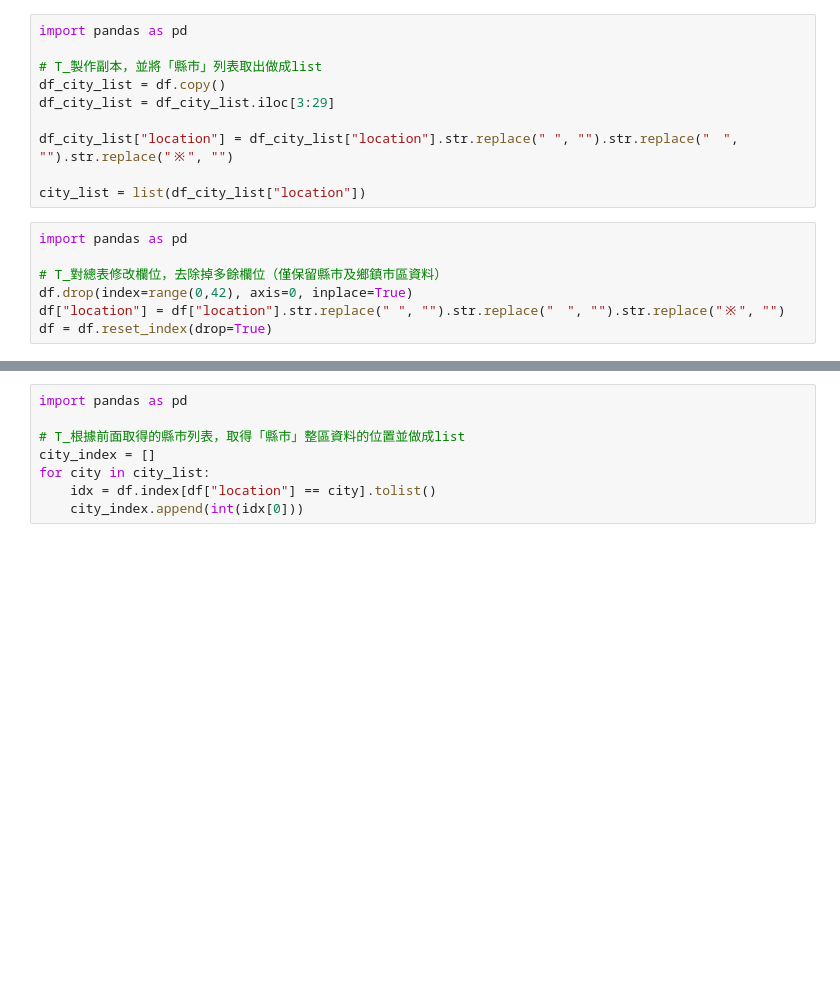
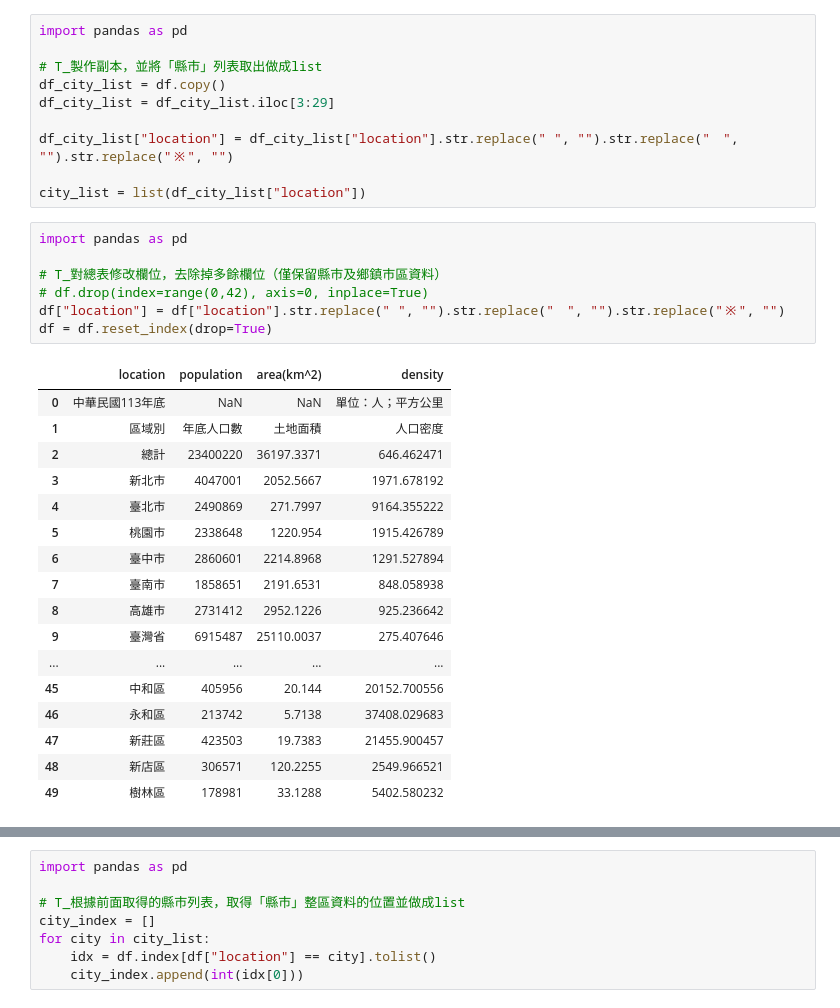
Before and after one commit to refinism-B/TJR103-Group-1-Project, a Jupyter notebook: code/1_bevis/E_location_area.ipynb, the cells around one changed output, grey strips where cells are left out. Drawn from its saved outputs; the diff is of its cells as text; blank space fills up the shorter version.

```diff
--- a/code/1_bevis/E_location_area.ipynb
+++ b/code/1_bevis/E_location_area.ipynb
@@ -30,7 +50,25 @@ city_list = list(df_city_list["location"])
 # %%
 import pandas as pd
 
 # T_對總表修改欄位，去除掉多餘欄位（僅保留縣市及鄉鎮市區資料）
-df.drop(index=range(0,42), axis=0, inplace=True)
+# df.drop(index=range(0,42), axis=0, inplace=True)
 df["location"] = df["location"].str.replace(" ", "").str.replace("　", "").str.replace("※", "")
 df = df.reset_index(drop=True)
+# %% [output]
+|  | location | population | area(km^2) | density |
+| 0 | 中華民國113年底 | NaN | NaN | 單位：人；平方公里 |
+| 1 | 區域別 | 年底人口數 | 土地面積 | 人口密度 |
+| 2 | 總計 | 23400220 | 36197.3371 | 646.462471 |
+| 3 | 新北市 | 4047001 | 2052.5667 | 1971.678192 |
+| 4 | 臺北市 | 2490869 | 271.7997 | 9164.355222 |
+| 5 | 桃園市 | 2338648 | 1220.954 | 1915.426789 |
+| 6 | 臺中市 | 2860601 | 2214.8968 | 1291.527894 |
+| 7 | 臺南市 | 1858651 | 2191.6531 | 848.058938 |
+| 8 | 高雄市 | 2731412 | 2952.1226 | 925.236642 |
+| 9 | 臺灣省 | 6915487 | 25110.0037 | 275.407646 |
+| ... | ... | ... | ... | ... |
+| 45 | 中和區 | 405956 | 20.144 | 20152.700556 |
+| 46 | 永和區 | 213742 | 5.7138 | 37408.029683 |
+| 47 | 新莊區 | 423503 | 19.7383 | 21455.900457 |
+| 48 | 新店區 | 306571 | 120.2255 | 2549.966521 |
+| 49 | 樹林區 | 178981 | 33.1288 | 5402.580232 |
```
Also changed, not shown: parts of 2 cells of this notebook, 26 other files.
